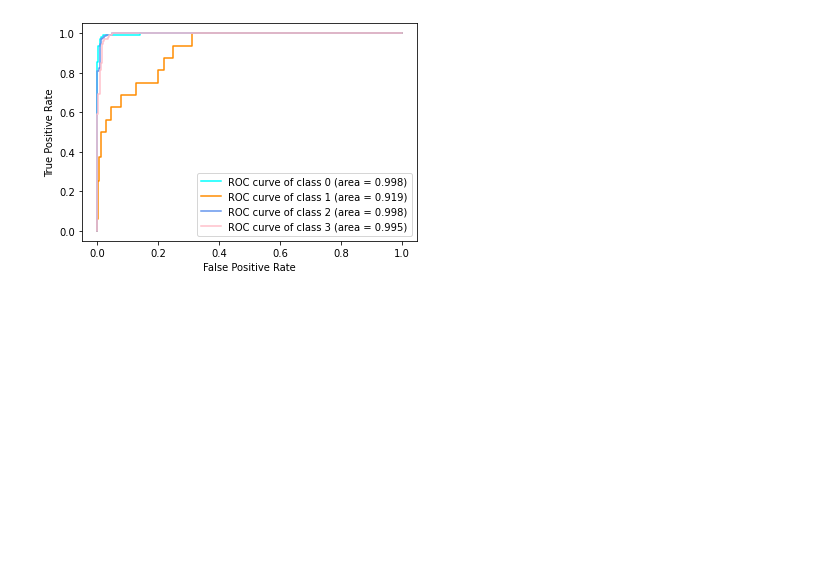
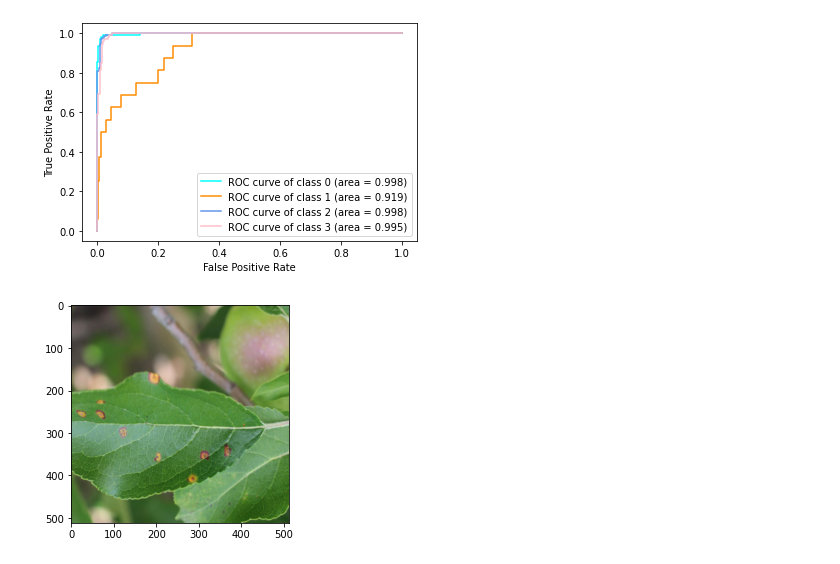
Before and after one commit to ysleead/comp4211_project, a Jupyter notebook: EfficientNet.ipynb, the cells around one changed output. Drawn from its saved outputs; the diff is of its cells as text; code cells hidden in the pictures; blank space fills up the shorter version.

```diff
--- a/EfficientNet.ipynb
+++ b/EfficientNet.ipynb
@@ -280,3 +280,17 @@ def save_list(mylist, filename):
 # %%
 save_list(enb4_train_losses, "enb4_train_losses.csv")
 save_list(enb4_valid_losses, "enb4_valid_losses.csv")
+# %%
+torch.manual_seed(random.randint(0,4211))
+train_data = imgDataset(csv_file = "/content/drive/My Drive/Colab/COMP4211 Project/train.csv",
+                       root_dir = "/content/drive/My Drive/Colab/COMP4211 Project/images")
+
+train_size = int(0.8 * len(train_data))
+valid_size = len(train_data) - train_size
+
+train, valid = random_split(train_data, [train_size, valid_size])
+train = ApplyTransform(train, train_transform)
+valid = ApplyTransform(valid, valid_transform)
+imshow(train[0][0])
+# %% [output]
+[figure, added]
```
Also changed, not shown: parts of 5 cells of this notebook.
